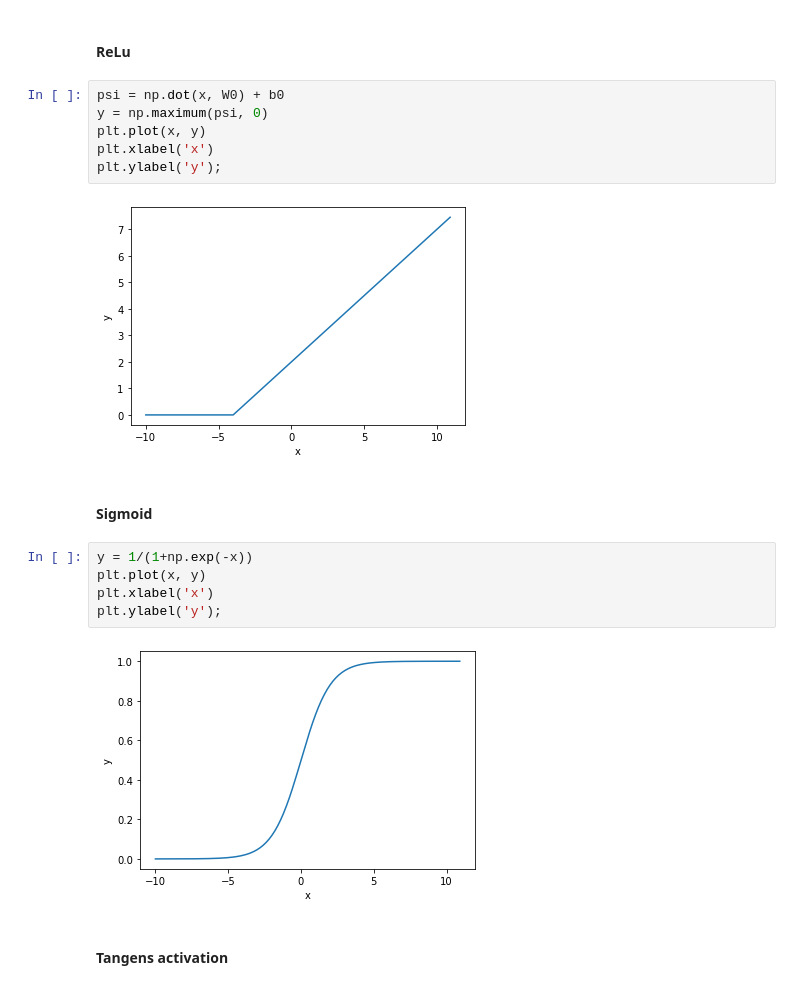
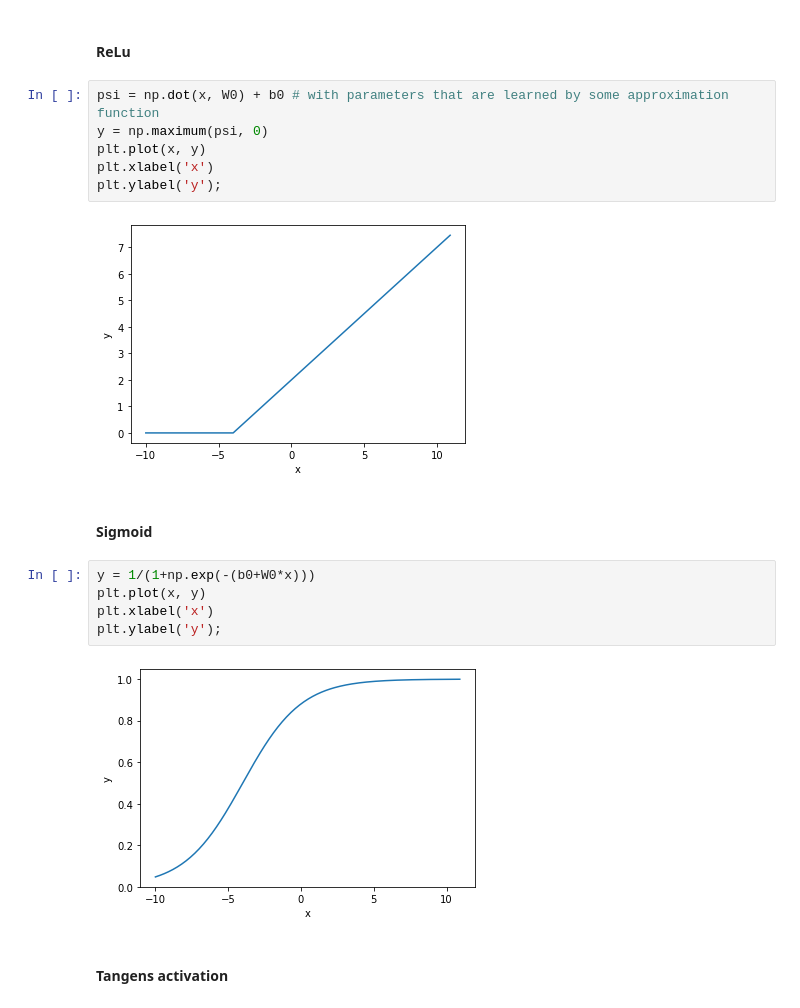
Before and after one commit to Vitomir84/Mathematical_research, a Jupyter notebook: Activation functions.ipynb, the cells around one changed output. Drawn from its saved outputs; the diff is of its cells as text.

Commit message:
Activation functions with ilustration

```diff
--- a/Activation functions.ipynb
+++ b/Activation functions.ipynb
@@ -11,7 +11,7 @@ b0 = 2
 # %% [markdown]
 #### ReLu
 # %%
-psi = np.dot(x, W0) + b0
+psi = np.dot(x, W0) + b0 # with parameters that are learned by some approximation function
 y = np.maximum(psi, 0)
 plt.plot(x, y)
 plt.xlabel('x')
@@ -21,12 +21,12 @@ plt.ylabel('y');
 # %% [markdown]
 #### Sigmoid
 # %%
-y = 1/(1+np.exp(-x))
+y = 1/(1+np.exp(-(b0+W0*x)))
 plt.plot(x, y)
 plt.xlabel('x')
 plt.ylabel('y');
 # %% [output]
-[figure, old version]
+[figure, new version]
 # %% [markdown]
 #### Tangens activation
 # %%
```
Also changed, not shown: parts of 4 cells of this notebook.
